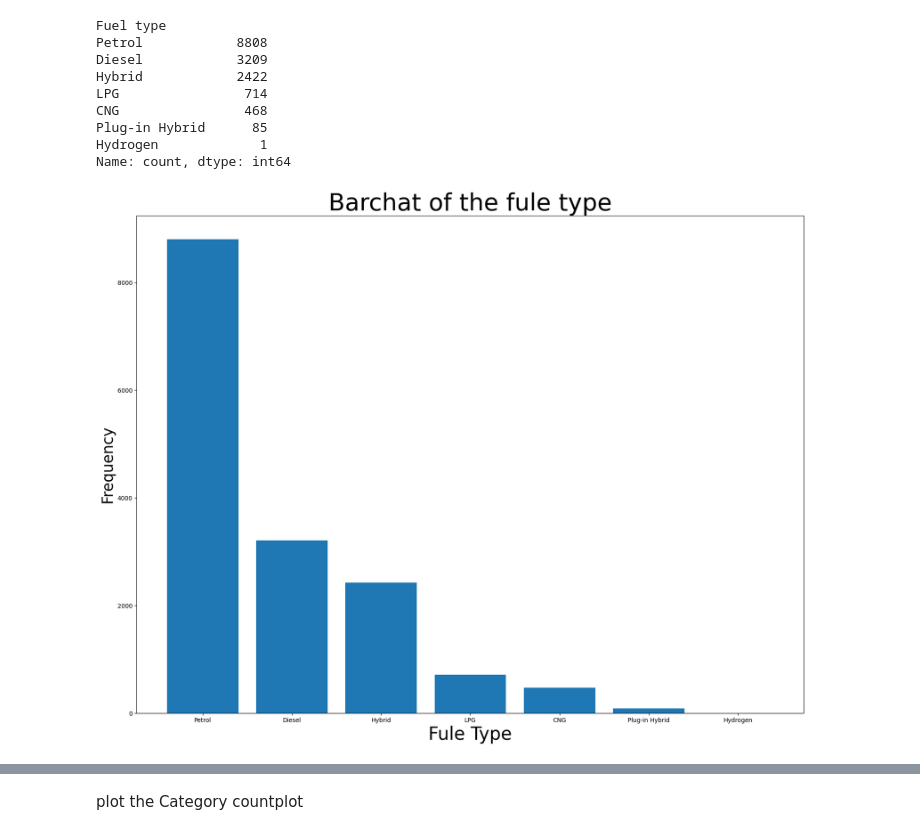
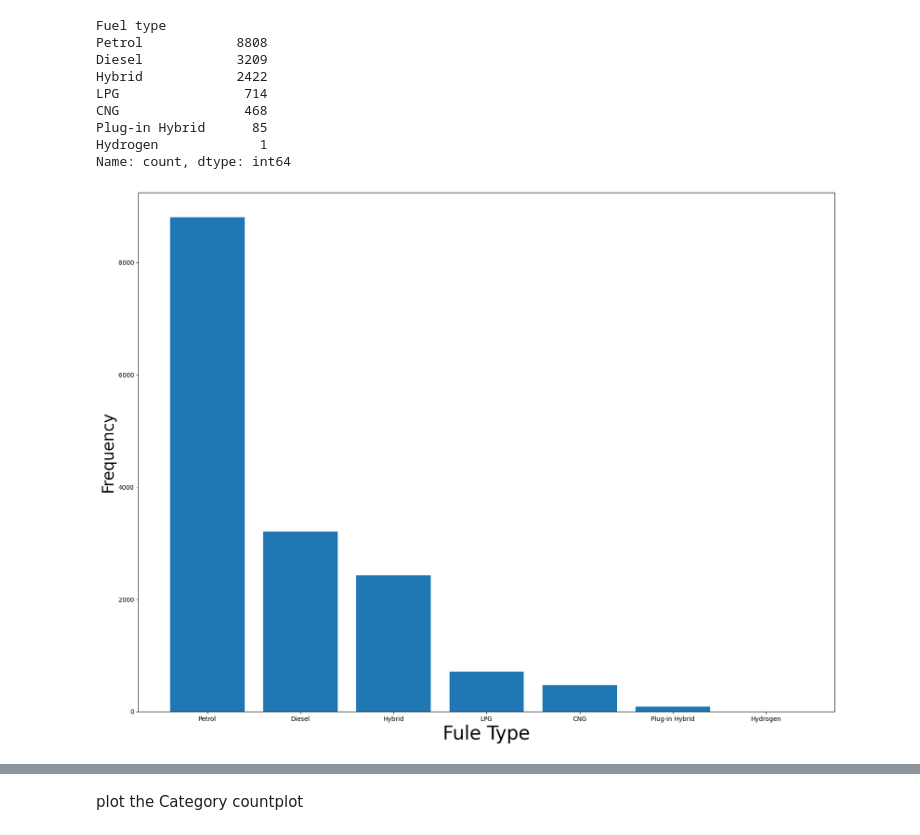
Before and after one commit to ashmi721/Data_Science_Class, a Jupyter notebook: Machine Learning/Supervised/Regression/CarPrice_prediction_using_simple_LR.ipynb, the cells around one changed output, grey strips where cells are left out. Drawn from its saved outputs; the diff is of its cells as text; code cells hidden in the pictures.

```diff
--- a/Machine Learning/Supervised/Regression/CarPrice_prediction_using_simple_LR.ipynb
+++ b/Machine Learning/Supervised/Regression/CarPrice_prediction_using_simple_LR.ipynb
@@ -322,9 +314,8 @@ Name: count, dtype: int64
 # %%
 plt.figure(figsize=(20,15))
 plt.bar(x=fule_data.index,height=fule_data.values)
 plt.xlabel("Fule Type",fontsize=30)
 plt.ylabel("Frequency",fontsize=25)
-plt.title("Barchat of the fule type",fontsize=40)
 plt.show()
 # %% [output]
-[figure, old version]
+[figure, new version]
```
Also changed, not shown: parts of 30 cells of this notebook.
